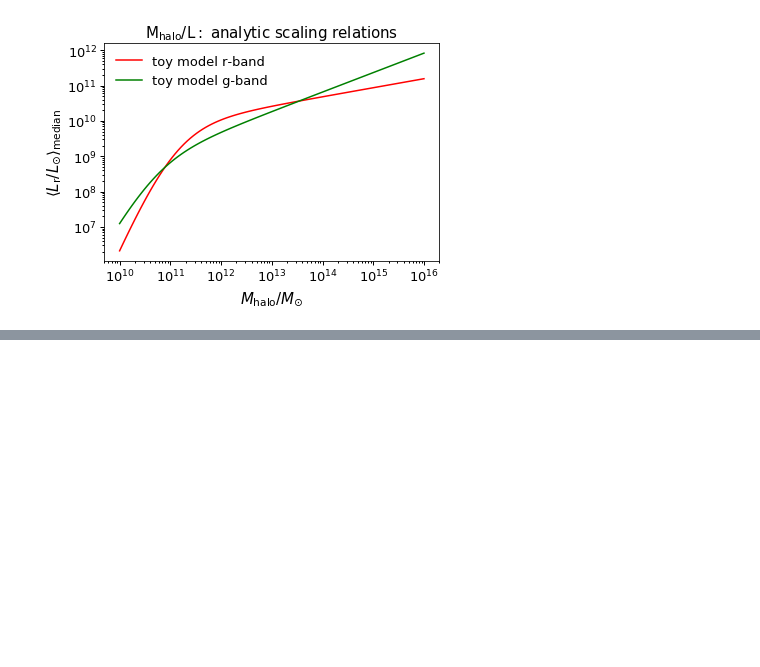
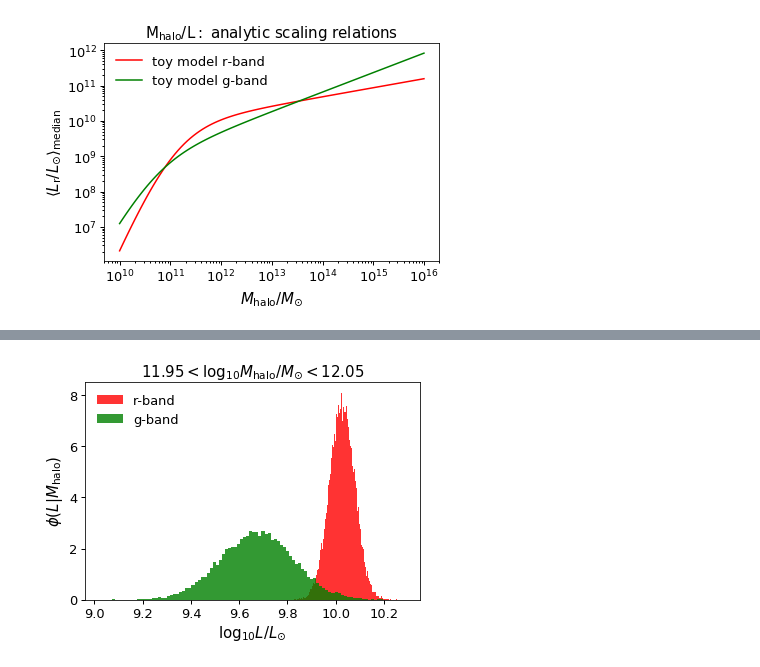
Before and after one commit to aphearin/galsampler_trial_problems, a Jupyter notebook: first_rescaling_trial_problem.ipynb, the cells around one changed output, grey strips where cells are left out. Saved outputs shown, nothing was run; the diff lists cells and outputs as text; code cells hidden in the pictures; blank space fills up the shorter version.

```diff
--- a/first_rescaling_trial_problem.ipynb
+++ b/first_rescaling_trial_problem.ipynb
@@ -164 +183,20 @@ legend = ax.legend()
+# %%
+halo_mass_mask = (galaxies['host_halo_mass'] < 10**12.05) & (galaxies['host_halo_mass'] > 10**11.95)
+
+fig, ax = plt.subplots(1, 1)
+
+__=ax.hist(np.log10(galaxies['luminosity_rband'][halo_mass_mask]), bins=100,
+           alpha=0.8, color='red', normed=True, label='r-band')
+__=ax.hist(np.log10(galaxies['luminosity_gband'][halo_mass_mask]), bins=100,
+           alpha=0.8, color='green', normed=True, label='g-band')
+
+xlabel = ax.set_xlabel(r'$\log_{10}L/L_{\odot}$')
+ylabel = ax.set_ylabel(r'$\phi(L\vert M_{\rm halo})$')
+title = ax.set_title(r'$11.95 < \log_{10}M_{\rm halo}/M_{\odot} < 12.05$')
+legend = ax.legend()
+
+figname = 'lognormal_luminosity_fixed_mass.pdf'
+fig.savefig(figname, bbox_extra_artists=[xlabel, ylabel], bbox_inches='tight')
+# %% [output]
+[figure, added]
 # %%
```
Also changed, not shown: parts of 13 cells of this notebook, 6 other files.
